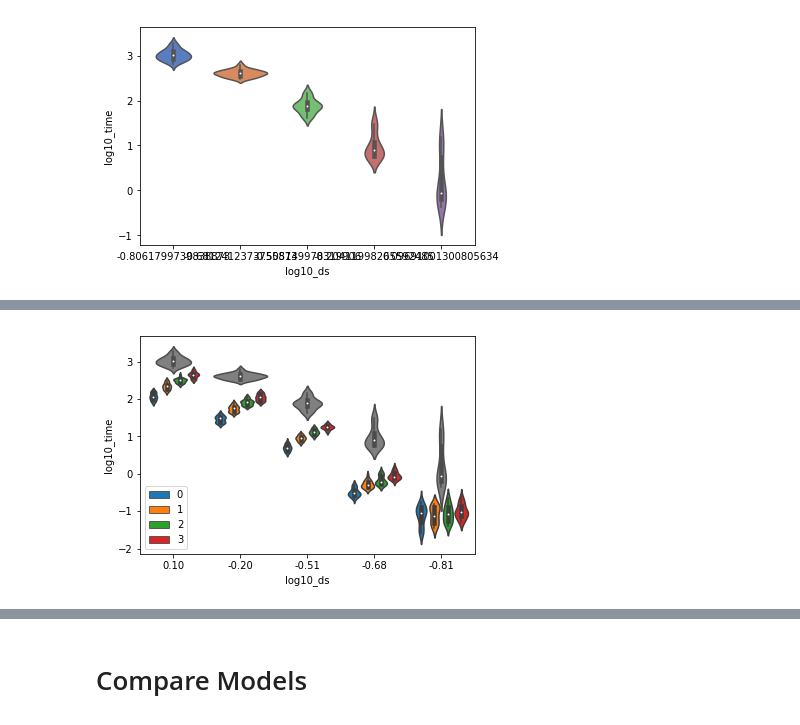
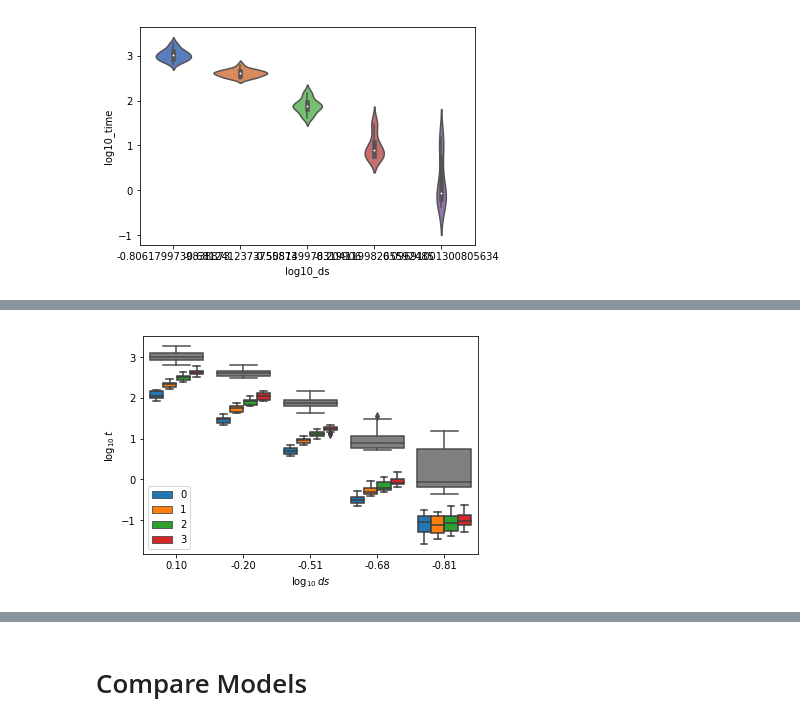
Before and after one commit to OliverEvans96/kelp, a Jupyter notebook: code/python/VerificationOfCalculations.ipynb, the cells around one changed output, grey strips where cells are left out. Saved outputs shown, nothing was run; the diff lists cells and outputs as text; code cells hidden in the pictures.

```diff
--- a/code/python/VerificationOfCalculations.ipynb
+++ b/code/python/VerificationOfCalculations.ipynb
@@ -993,7 +993,7 @@ import pandas as pd
 # %%
 fd_ds_col = np.repeat([[ds_arr]], 19, 0).ravel()
 fd_time_col = fd_time_arr.ravel()
-fd_time_df = pd.DataFrame(np.vstack([ds_col, np.log10(ds_col), fd_time_col, np.log10(fd_time_col)]).T, columns=['ds', 'log10_ds', 'time', 'log10_time'])
+fd_time_df = pd.DataFrame(np.vstack([fd_ds_col, np.log10(fd_ds_col), fd_time_col, np.log10(fd_time_col)]).T, columns=['ds', 'log10_ds', 'time', 'log10_time'])
 
 sns.violinplot(x='log10_ds', y='log10_time', data=fd_time_df, palette='muted')
 # %% [output]
@@ -1032,13 +1031,15 @@ asym_time_df = pd.DataFrame(
 )
 # %%
 plt.figure(figsize=(6,4))
-sns.violinplot(x='log10_ds', y='log10_time', data=fd_time_df, color='0.5')
-sns.violinplot(x='log10_ds', y='log10_time', data=asym_time_df, hue='num_scatters', saturation=1, legend=False)
+sns.boxplot(x='log10_ds', y='log10_time', data=fd_time_df, color='0.5')
+sns.boxplot(x='log10_ds', y='log10_time', data=asym_time_df, hue='num_scatters', saturation=1)
 plt.xticks(range(5), ['{:.2f}'.format(x) for x in np.log10(ds_arr)])
 plt.legend(loc='lower left')
+plt.xlabel(r'$\log_{10}\,ds$')
+plt.ylabel(r'$\log_{10}\,t$')
 plt.savefig('/scratch/kelp-figures/compute_time_violin.pdf')
 # %% [output]
-[figure, old version]
+[figure, new version]
 # %%
 plt.figure(figsize=(6, 4))
 b2d = b_arr.reshape(-1, 1)
```
Also changed, not shown: parts of 42 cells of this notebook, 6 other files.
